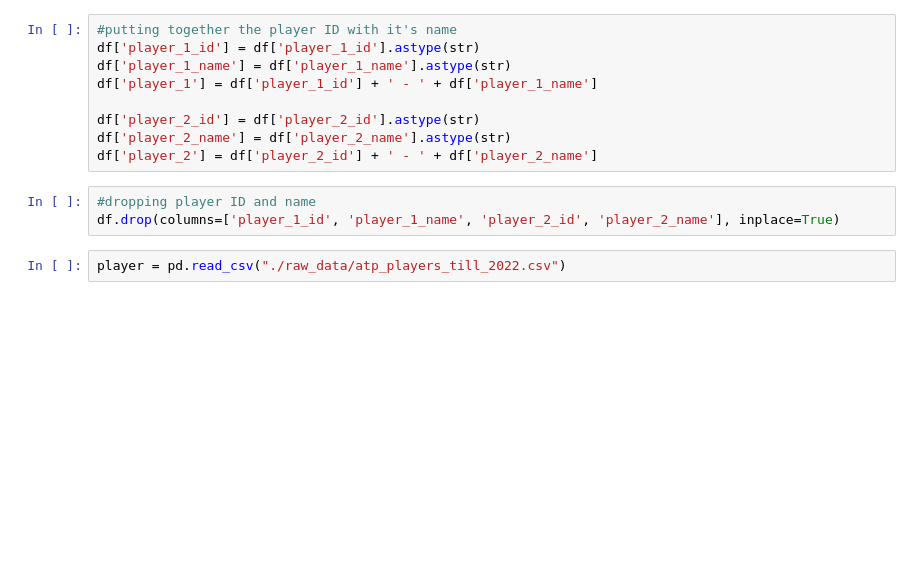
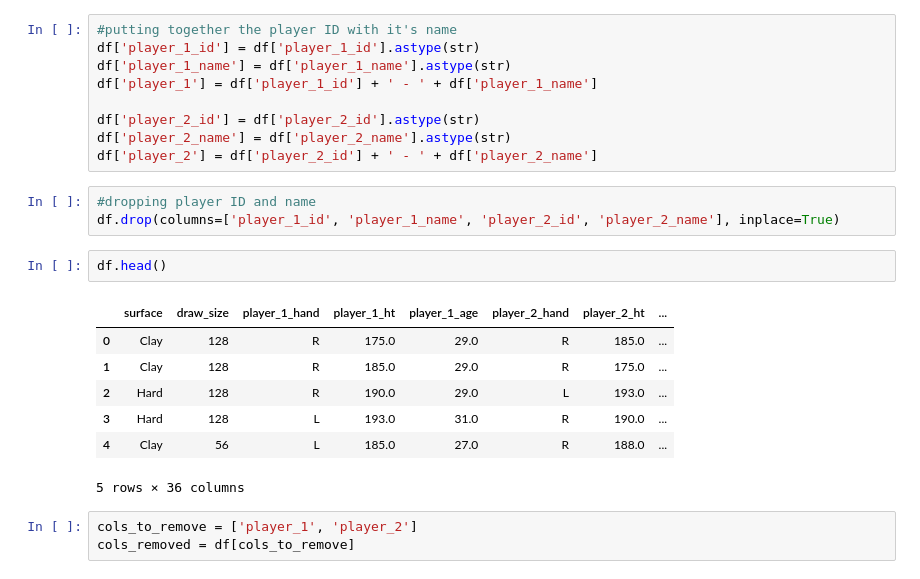
Before and after one commit to LucaDCav/Tennis_ML_Project, a Jupyter notebook: tennis_predict_project.ipynb, the cells around one changed output. Saved outputs shown, nothing was run; the diff lists cells and outputs as text; blank space fills up the shorter version.

```diff
--- a/tennis_predict_project.ipynb
+++ b/tennis_predict_project.ipynb
@@ -91,5 +98,16 @@ df['player_2'] = df['player_2_id'] + ' - ' + df['player_2_name']
 # %%
 #dropping player ID and name
 df.drop(columns=['player_1_id', 'player_1_name', 'player_2_id', 'player_2_name'], inplace=True)
-# %%
-player = pd.read_csv("./raw_data/atp_players_till_2022.csv")
+# %%
+df.head()
+# %% [output]
+|  | surface | draw_size | player_1_hand | player_1_ht | player_1_age | player_2_hand | player_2_ht | ... |
+| 0 | Clay | 128 | R | 175.0 | 29.0 | R | 185.0 | ... |
+| 1 | Clay | 128 | R | 185.0 | 29.0 | R | 175.0 | ... |
+| 2 | Hard | 128 | R | 190.0 | 29.0 | L | 193.0 | ... |
+| 3 | Hard | 128 | L | 193.0 | 31.0 | R | 190.0 | ... |
+| 4 | Clay | 56 | L | 185.0 | 27.0 | R | 188.0 | ... |
+5 rows × 36 columns
+# %%
+cols_to_remove = ['player_1', 'player_2']
+cols_removed = df[cols_to_remove]
```
Also changed, not shown: parts of 18 cells of this notebook, 1 other file.
